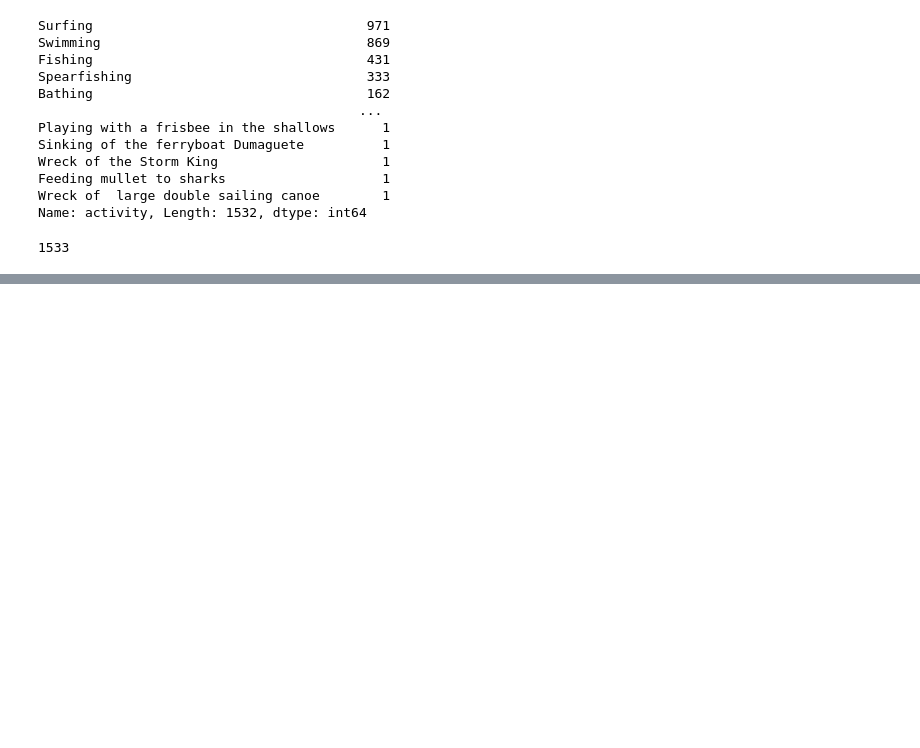
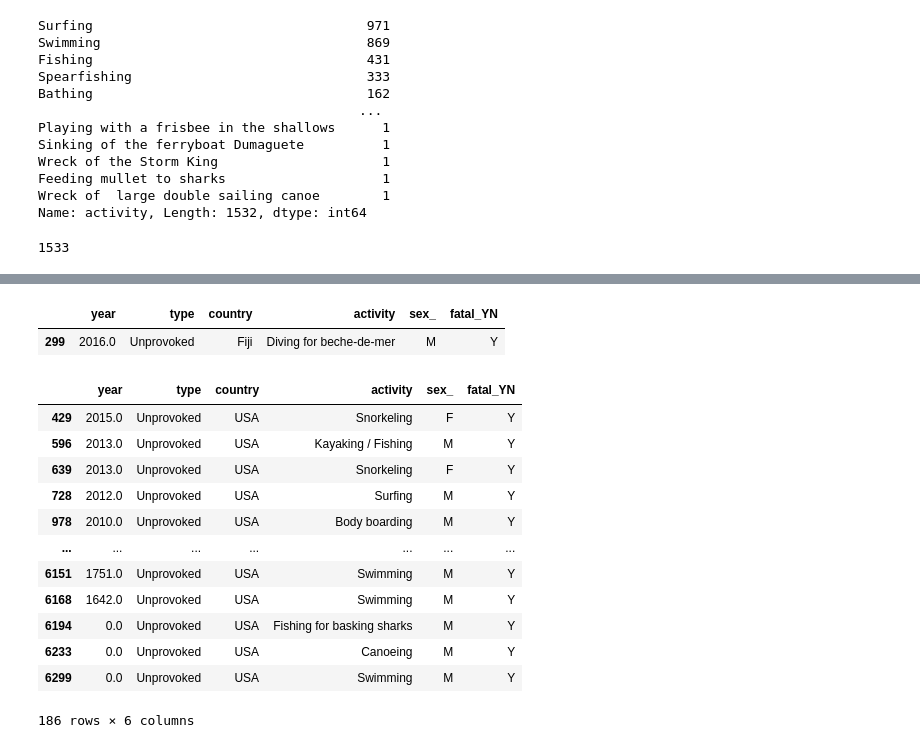
Before and after one commit to AntonioLopga12/-pandas-projec-, a Jupyter notebook: Pandas_sharks.ipynb, the cells around one changed output, grey strips where cells are left out. Cells and saved outputs as stored; diff of their text form; code cells hidden in the pictures; blank space fills up the shorter version.

```diff
--- a/Pandas_sharks.ipynb
+++ b/Pandas_sharks.ipynb
@@ -773,0 +1065,22 @@ df["columna_a"] = df.region.apply(lambda registro: (empiezapora("OTRACOSA", regi
+# %%
+shark.sample()
+# %% [output]
+|  | year | type | country | activity | sex_ | fatal_YN |
+| 299 | 2016.0 | Unprovoked | Fiji | Diving for beche-de-mer | M | Y |
+# %%
+inci_USA_Y = shark.loc[(shark["country"] == 'USA') & (shark["fatal_YN"]=="Y")]
+inci_USA_Y
+# %% [output]
+|  | year | type | country | activity | sex_ | fatal_YN |
+| 429 | 2015.0 | Unprovoked | USA | Snorkeling | F | Y |
+| 596 | 2013.0 | Unprovoked | USA | Kayaking / Fishing | M | Y |
+| 639 | 2013.0 | Unprovoked | USA | Snorkeling | F | Y |
+| 728 | 2012.0 | Unprovoked | USA | Surfing | M | Y |
+| 978 | 2010.0 | Unprovoked | USA | Body boarding | M | Y |
+| ... | ... | ... | ... | ... | ... | ... |
+| 6151 | 1751.0 | Unprovoked | USA | Swimming | M | Y |
+| 6168 | 1642.0 | Unprovoked | USA | Swimming | M | Y |
+| 6194 | 0.0 | Unprovoked | USA | Fishing for basking sharks | M | Y |
+| 6233 | 0.0 | Unprovoked | USA | Canoeing | M | Y |
+| 6299 | 0.0 | Unprovoked | USA | Swimming | M | Y |
+186 rows × 6 columns
```
Also changed, not shown: parts of 76 cells of this notebook, 1 other file.
